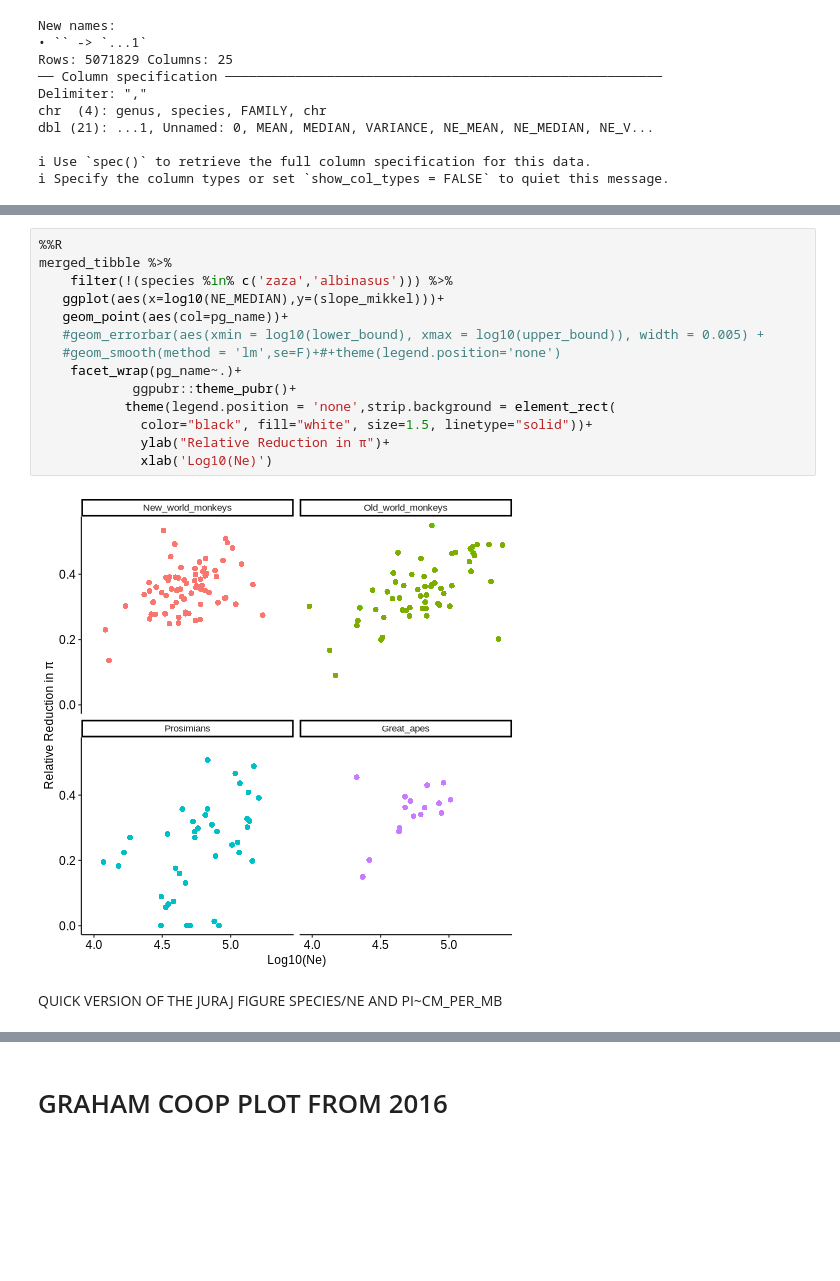
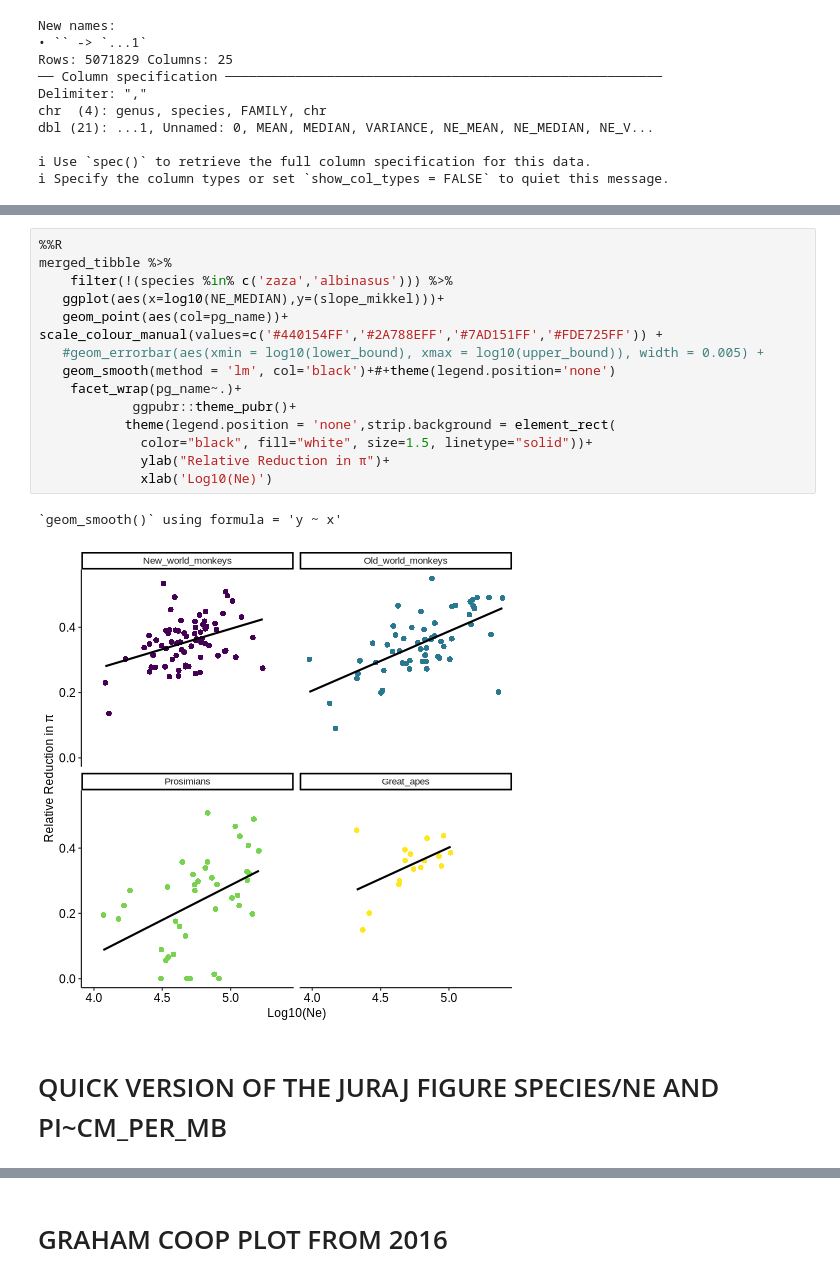
Before and after one commit to Bjarke-M/diversitynrecombination, a Jupyter notebook: notebooks/ploting.ipynb, the cells around one changed output, grey strips where cells are left out. Drawn from its saved outputs; the diff is of its cells as text; blank space fills up the shorter version.

```diff
--- a/notebooks/ploting.ipynb
+++ b/notebooks/ploting.ipynb
@@ -288,21 +353,22 @@ merged_tibble %>%
 # %%
 %%R
 merged_tibble %>%
     filter(!(species %in% c('zaza','albinasus'))) %>%
    ggplot(aes(x=log10(NE_MEDIAN),y=(slope_mikkel)))+
    geom_point(aes(col=pg_name))+
+scale_colour_manual(values=c('#440154FF','#2A788EFF','#7AD151FF','#FDE725FF')) +
    #geom_errorbar(aes(xmin = log10(lower_bound), xmax = log10(upper_bound)), width = 0.005) +
-   #geom_smooth(method = 'lm',se=F)+#+theme(legend.position='none')
+   geom_smooth(method = 'lm', col='black')+#+theme(legend.position='none')
     facet_wrap(pg_name~.)+
             ggpubr::theme_pubr()+
            theme(legend.position = 'none',strip.background = element_rect(
              color="black", fill="white", size=1.5, linetype="solid"))+
              ylab("Relative Reduction in π")+
              xlab('Log10(Ne)')
 # %% [output]
+`geom_smooth()` using formula = 'y ~ x'
-[figure, old version]
+[figure, new version]
 # %% [markdown]
-QUICK VERSION OF THE JURAJ FIGURE
-SPECIES/NE AND PI~CM_PER_MB
+# QUICK VERSION OF THE JURAJ FIGURE SPECIES/NE AND PI~CM_PER_MB
 # %%
 %%R
```
Also changed, not shown: parts of 24 cells of this notebook, 16 other files.
